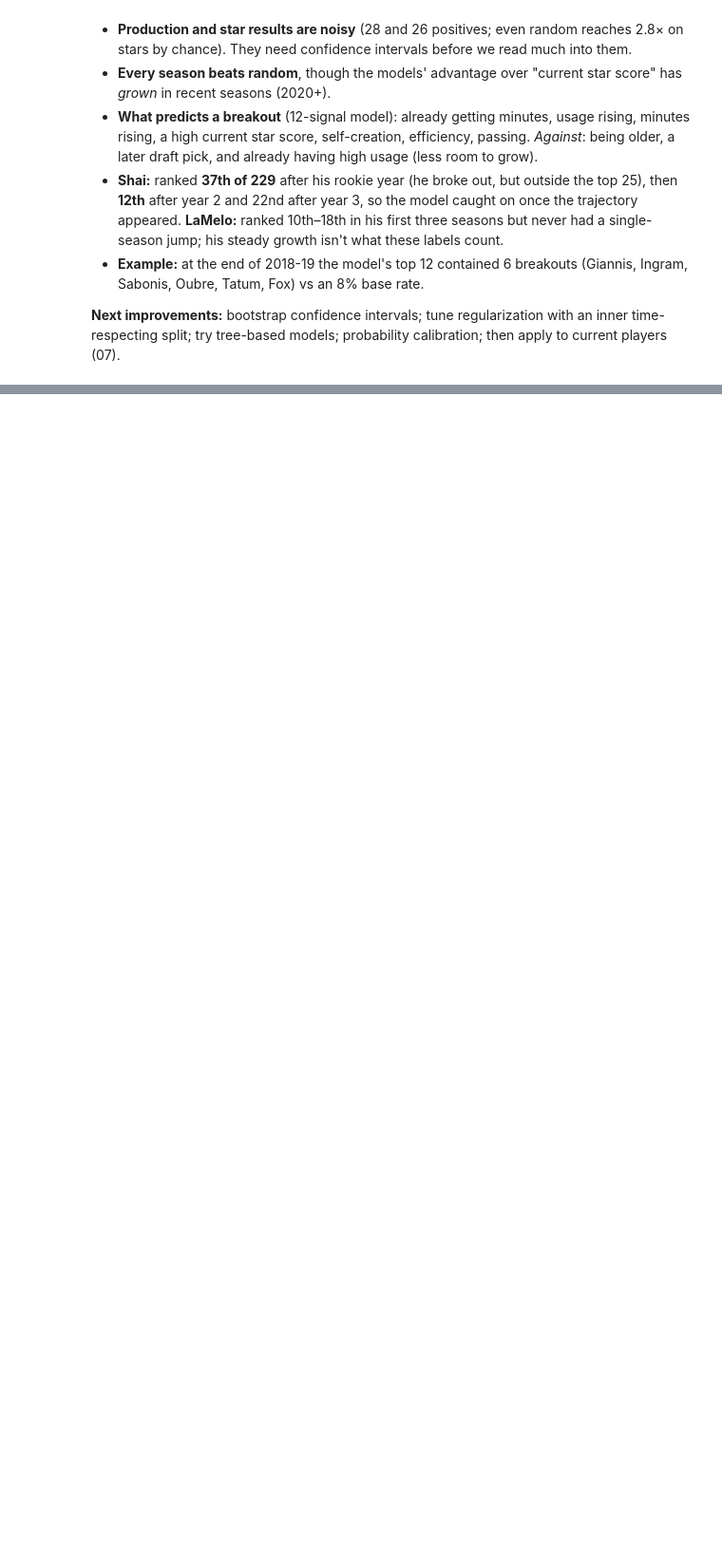
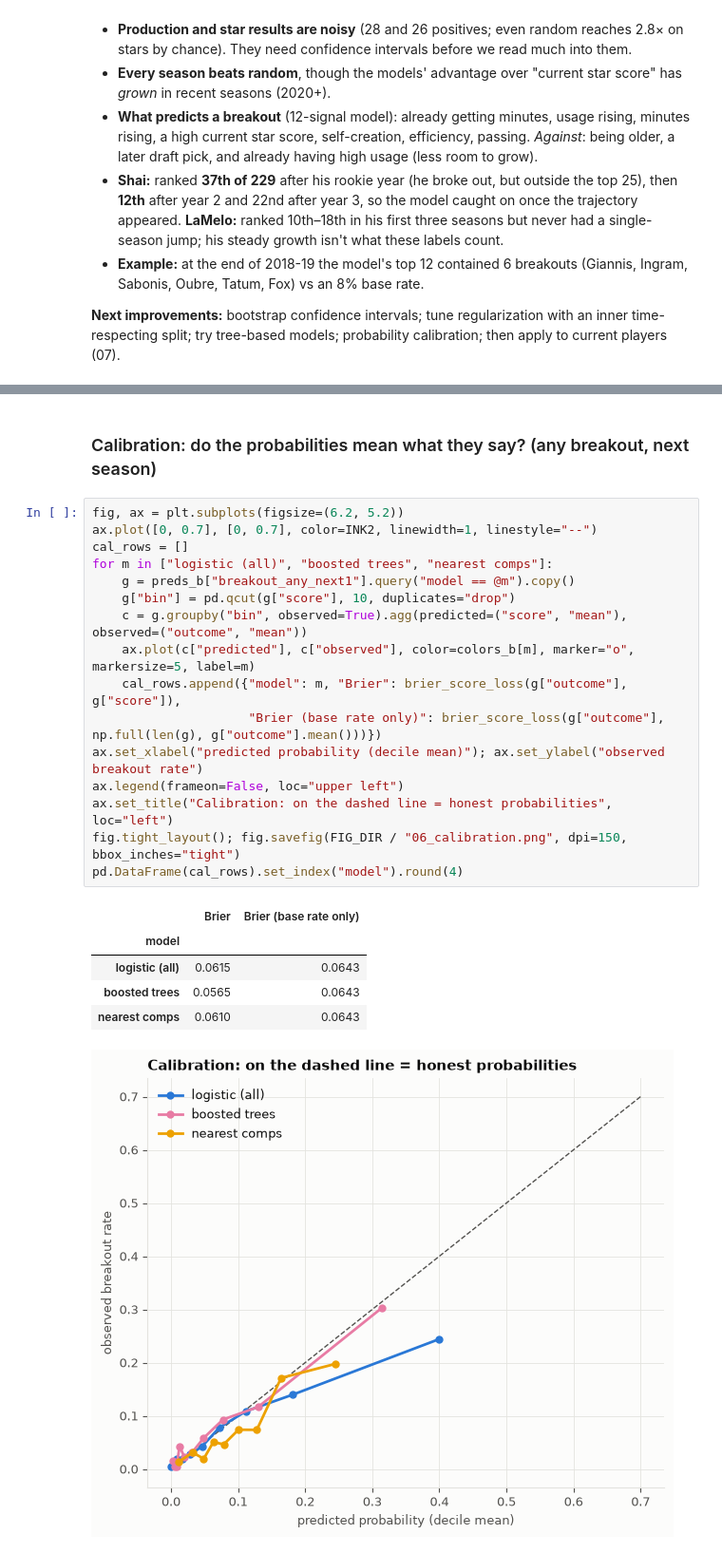
Before and after one commit to dan-j-e/unicorn-hunting, a Jupyter notebook: notebooks/06_breakout_backtest.ipynb, the cells around one changed output, grey strips where cells are left out. Shown at 95% size. Saved outputs shown, nothing was run; the diff lists cells and outputs as text; blank space fills up the shorter version.

```diff
--- a/notebooks/06_breakout_backtest.ipynb
+++ b/notebooks/06_breakout_backtest.ipynb
@@ -266,0 +349,25 @@ dtype: float64
+# %% [markdown]
+### Calibration: do the probabilities mean what they say? (any breakout, next season)
+# %%
+fig, ax = plt.subplots(figsize=(6.2, 5.2))
+ax.plot([0, 0.7], [0, 0.7], color=INK2, linewidth=1, linestyle="--")
+cal_rows = []
+for m in ["logistic (all)", "boosted trees", "nearest comps"]:
+    g = preds_b["breakout_any_next1"].query("model == @m").copy()
+    g["bin"] = pd.qcut(g["score"], 10, duplicates="drop")
+    c = g.groupby("bin", observed=True).agg(predicted=("score", "mean"), observed=("outcome", "mean"))
+    ax.plot(c["predicted"], c["observed"], color=colors_b[m], marker="o", markersize=5, label=m)
+    cal_rows.append({"model": m, "Brier": brier_score_loss(g["outcome"], g["score"]),
+                     "Brier (base rate only)": brier_score_loss(g["outcome"], np.full(len(g), g["outcome"].mean()))})
+ax.set_xlabel("predicted probability (decile mean)"); ax.set_ylabel("observed breakout rate")
+ax.legend(frameon=False, loc="upper left")
+ax.set_title("Calibration: on the dashed line = honest probabilities", loc="left")
+fig.tight_layout(); fig.savefig(FIG_DIR / "06_calibration.png", dpi=150, bbox_inches="tight")
+pd.DataFrame(cal_rows).set_index("model").round(4)
+# %% [output]
+|  | Brier | Brier (base rate only) |
+| model |  |  |
+| logistic (all) | 0.0615 | 0.0643 |
+| boosted trees | 0.0565 | 0.0643 |
+| nearest comps | 0.0610 | 0.0643 |
+[figure, added]
```
Also changed, not shown: parts of 6 cells of this notebook, 4 other files.
